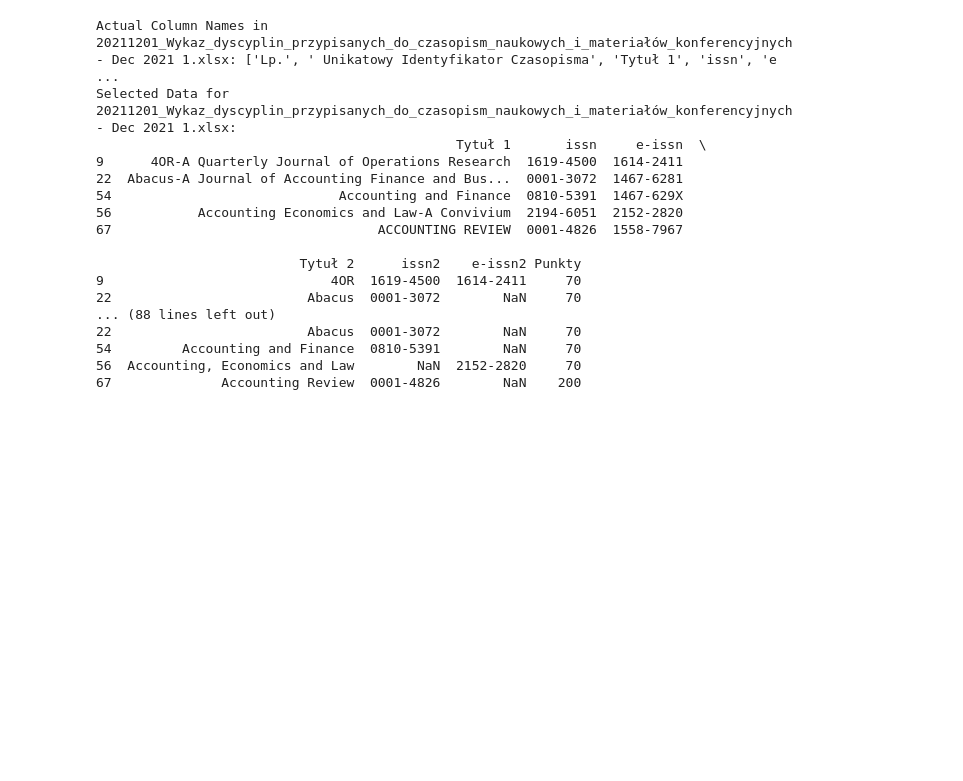
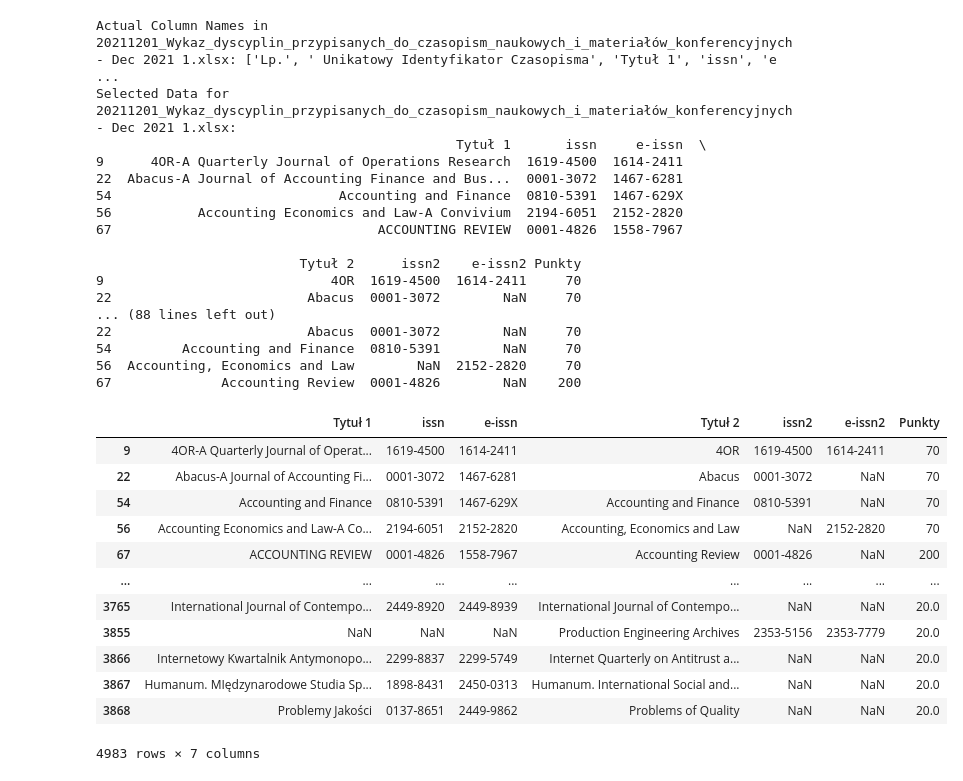
Before and after one commit to alonbenach/journal_ETL, a Jupyter notebook: task.ipynb, the cells around one changed output. Saved outputs shown, nothing was run; the diff lists cells and outputs as text; code cells hidden in the pictures; blank space fills up the shorter version.

```diff
--- a/task.ipynb
+++ b/task.ipynb
@@ -228,3 +230,19 @@ Selected Data for 20211201_Wykaz_dyscyplin_przypisanych_do_czasopism_naukowych_i
 54         Accounting and Finance  0810-5391        NaN     70
 56  Accounting, Economics and Law        NaN  2152-2820     70
 67              Accounting Review  0001-4826        NaN    200
+# %%
+wykaz_df
+# %% [output]
+|  | Tytuł 1 | issn | e-issn | Tytuł 2 | issn2 | e-issn2 | Punkty |
+| 9 | 4OR-A Quarterly Journal of Operat... | 1619-4500 | 1614-2411 | 4OR | 1619-4500 | 1614-2411 | 70 |
+| 22 | Abacus-A Journal of Accounting Fi... | 0001-3072 | 1467-6281 | Abacus | 0001-3072 | NaN | 70 |
+| 54 | Accounting and Finance | 0810-5391 | 1467-629X | Accounting and Finance | 0810-5391 | NaN | 70 |
+| 56 | Accounting Economics and Law-A Co... | 2194-6051 | 2152-2820 | Accounting, Economics and Law | NaN | 2152-2820 | 70 |
+| 67 | ACCOUNTING REVIEW | 0001-4826 | 1558-7967 | Accounting Review | 0001-4826 | NaN | 200 |
+| ... | ... | ... | ... | ... | ... | ... | ... |
+| 3765 | International Journal of Contempo... | 2449-8920 | 2449-8939 | International Journal of Contempo... | NaN | NaN | 20.0 |
+| 3855 | NaN | NaN | NaN | Production Engineering Archives | 2353-5156 | 2353-7779 | 20.0 |
+| 3866 | Internetowy Kwartalnik Antymonopo... | 2299-8837 | 2299-5749 | Internet Quarterly on Antitrust a... | NaN | NaN | 20.0 |
+| 3867 | Humanum. MIędzynarodowe Studia Sp... | 1898-8431 | 2450-0313 | Humanum. International Social and... | NaN | NaN | 20.0 |
+| 3868 | Problemy Jakości | 0137-8651 | 2449-9862 | Problems of Quality | NaN | NaN | 20.0 |
+4983 rows × 7 columns
```
Also changed, not shown: parts of 3 cells of this notebook.
